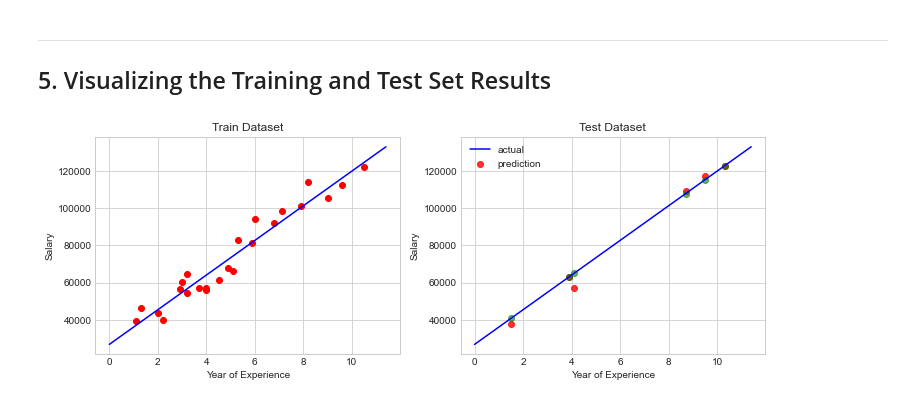
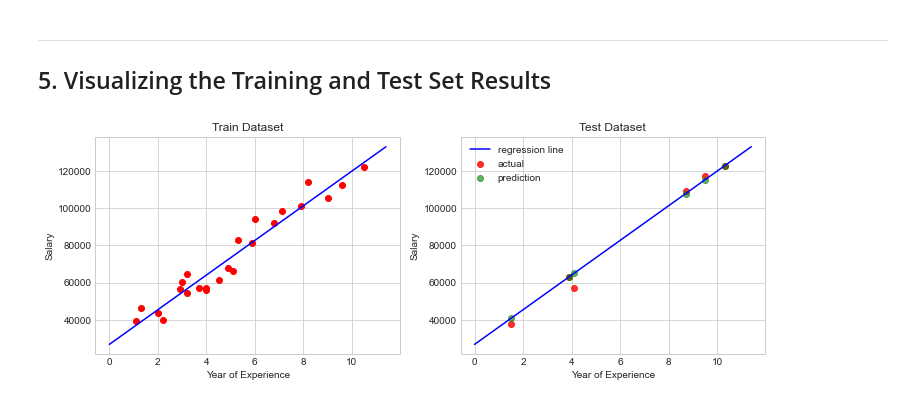
Before and after one commit to devildances/DataScience_in_small_notes, a Jupyter notebook: notebooks/machine_learning/supervised/regression/[1]SimpleLinearRegression_SLR.ipynb, the cells around one changed output. Cells and saved outputs as stored; diff of their text form; code cells hidden in the pictures.

Commit message:
single linear regression

```diff
--- a/notebooks/machine_learning/supervised/regression/[1]SimpleLinearRegression_SLR.ipynb
+++ b/notebooks/machine_learning/supervised/regression/[1]SimpleLinearRegression_SLR.ipynb
@@ -63,29 +63,29 @@ pd.DataFrame(data=np.stack((y_test.values, y_pred), axis=1),
 # %%
 import matplotlib as mpl
 import matplotlib.pyplot as plt
 
 mpl.style.use('seaborn-whitegrid')
 %matplotlib inline
 
 fig, ax = plt.subplots(nrows=1, ncols=2, figsize=(12,4))
 
 regression_x = np.arange(0, x.max().values[0]+1, 0.1)
 regression_y = [slr.intercept_ + slr.coef_[0] * i for i in regression_x]
 
 ax[0].scatter(x_train, y_train, color='red')
 ax[0].plot(regression_x, regression_y, color='blue')
 ax[0].set_xlabel("Year of Experience")
 ax[0].set_ylabel("Salary")
 ax[0].set_title("Train Dataset")
 
 ax[1].scatter(x_test, y_test, color='red', alpha=0.8)
 ax[1].scatter(x_test, y_pred, color='green', alpha=0.6)
 ax[1].plot(regression_x, regression_y, color='blue')
-ax[1].legend(["actual", "prediction"], loc="upper left")
+ax[1].legend(["regression line", "actual", "prediction"], loc="upper left")
 ax[1].set_xlabel("Year of Experience")
 ax[1].set_ylabel("Salary")
 ax[1].set_title("Test Dataset")
 
 plt.show()
 # %% [output]
-[figure, old version]
+[figure, new version]
```
